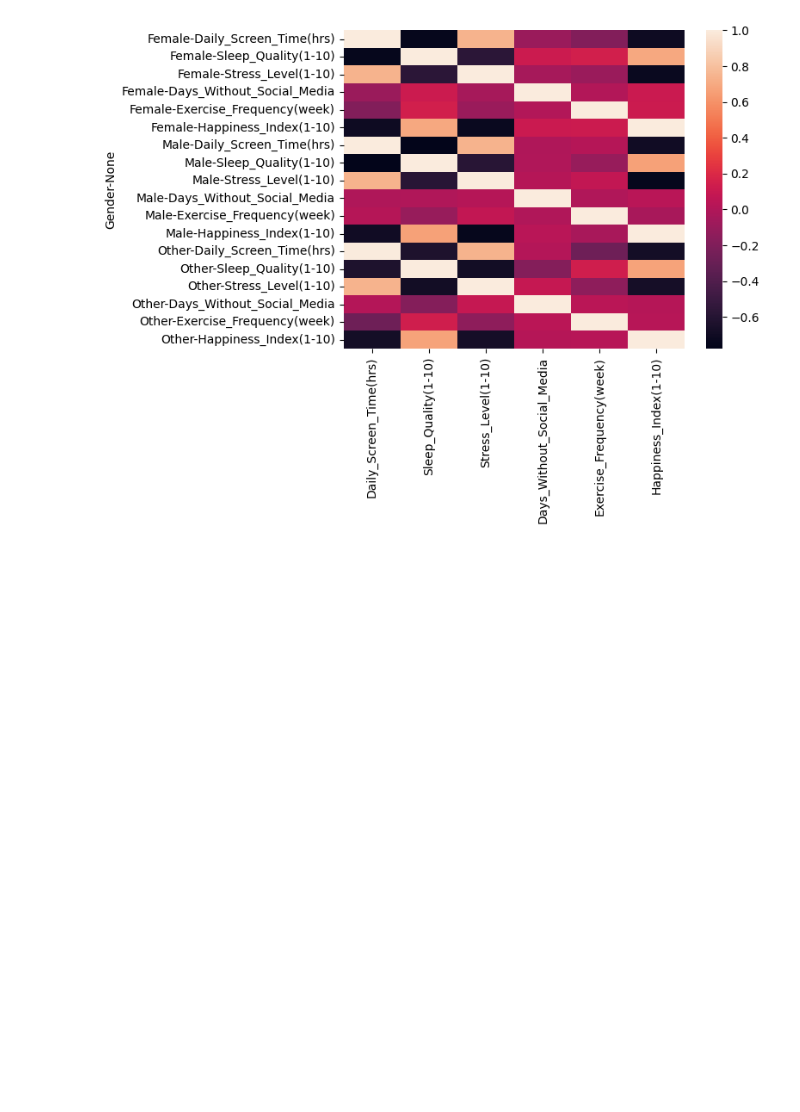
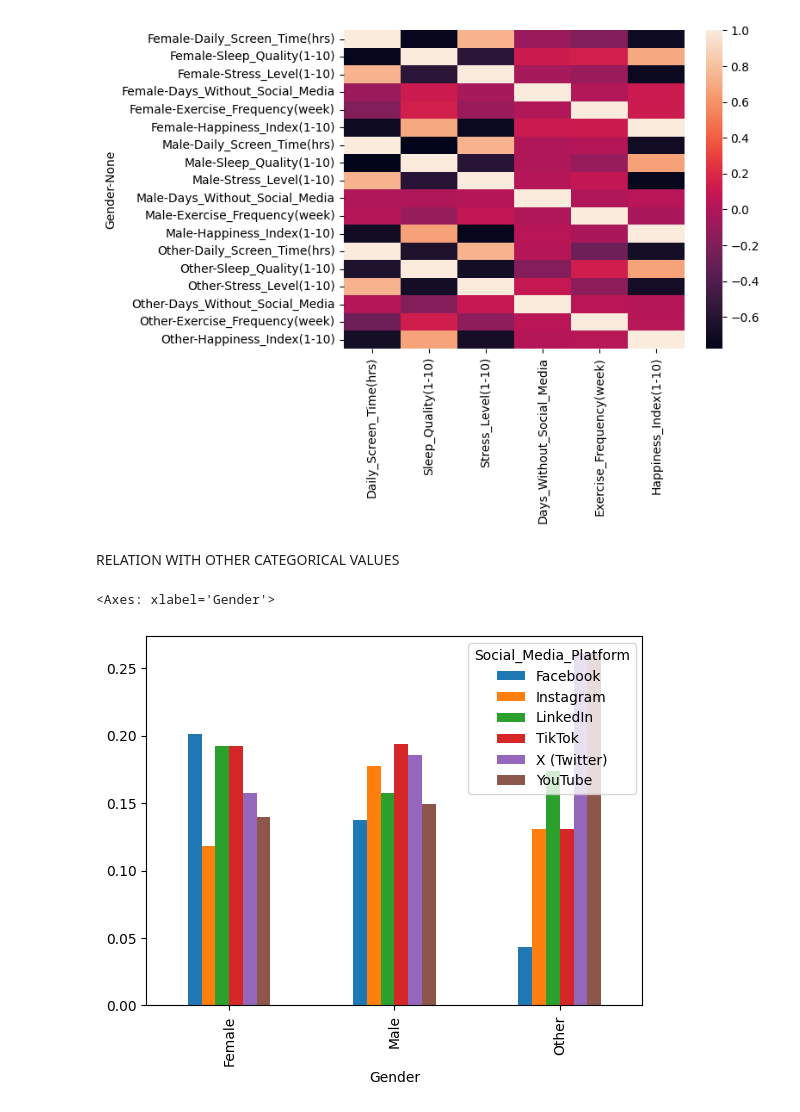
Before and after one commit to Ashmit-rai17/SocialMedia-Usage-Analysis, a Jupyter notebook: eda_gender.ipynb, the cells around one changed output. Drawn from its saved outputs; the diff is of its cells as text; code cells hidden in the pictures; blank space fills up the shorter version.

```diff
--- a/eda_gender.ipynb
+++ b/eda_gender.ipynb
@@ -173,3 +191,10 @@ sns.heatmap(df.groupby("Gender")[num_cols].corr())
 # %% [output]
 <Axes: ylabel='Gender-None'>
 [figure]
+# %% [markdown]
+RELATION WITH OTHER CATEGORICAL VALUES
+# %%
+pd.crosstab(df["Gender"] , df["Social_Media_Platform"] , normalize="index").plot(kind='bar')
+# %% [output]
+<Axes: xlabel='Gender'>
+[figure, added]
```
Also changed, not shown: parts of 5 cells of this notebook.
